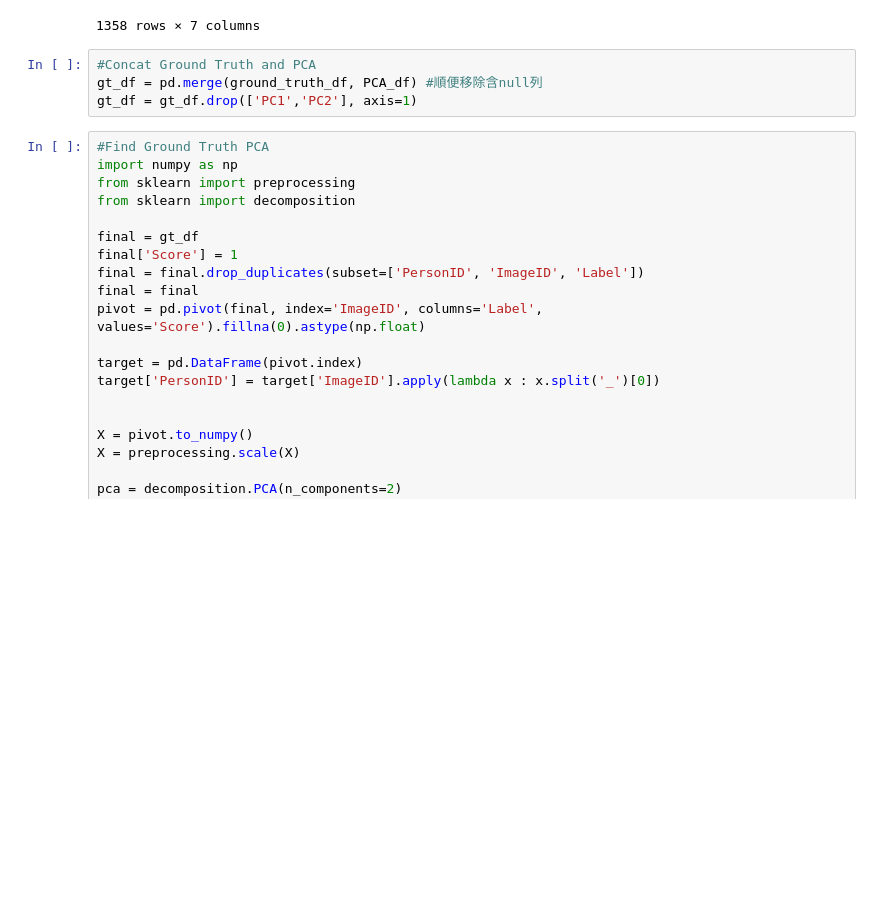
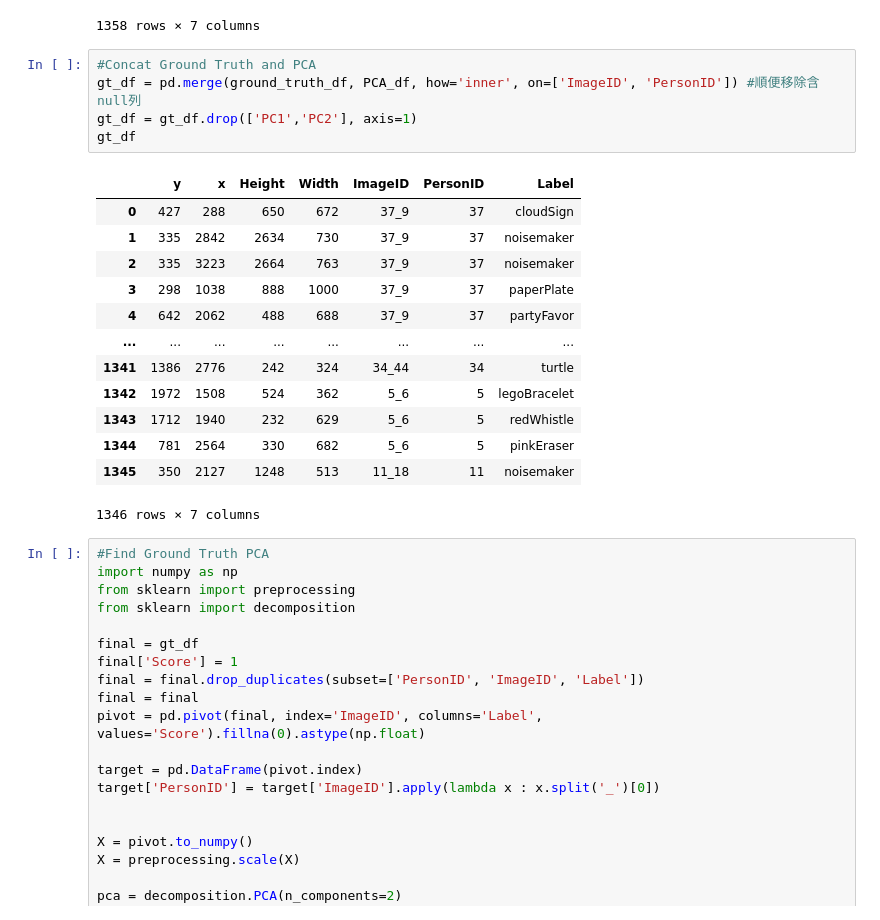
Before and after one commit to Rubeshih/VAST2020_MC2, a Jupyter notebook: MC2.ipynb, the cells around one changed output. Cells and saved outputs as stored; diff of their text form; blank space fills up the shorter version.

```diff
--- a/MC2.ipynb
+++ b/MC2.ipynb
@@ -205,8 +200,23 @@ ground_truth_df
 1358 rows × 7 columns
 # %%
 #Concat Ground Truth and PCA
-gt_df = pd.merge(ground_truth_df, PCA_df) #順便移除含null列
+gt_df = pd.merge(ground_truth_df, PCA_df, how='inner', on=['ImageID', 'PersonID']) #順便移除含null列
 gt_df = gt_df.drop(['PC1','PC2'], axis=1)
+gt_df
+# %% [output]
+|  | y | x | Height | Width | ImageID | PersonID | Label |
+| 0 | 427 | 288 | 650 | 672 | 37_9 | 37 | cloudSign |
+| 1 | 335 | 2842 | 2634 | 730 | 37_9 | 37 | noisemaker |
+| 2 | 335 | 3223 | 2664 | 763 | 37_9 | 37 | noisemaker |
+| 3 | 298 | 1038 | 888 | 1000 | 37_9 | 37 | paperPlate |
+| 4 | 642 | 2062 | 488 | 688 | 37_9 | 37 | partyFavor |
+| ... | ... | ... | ... | ... | ... | ... | ... |
+| 1341 | 1386 | 2776 | 242 | 324 | 34_44 | 34 | turtle |
+| 1342 | 1972 | 1508 | 524 | 362 | 5_6 | 5 | legoBracelet |
+| 1343 | 1712 | 1940 | 232 | 629 | 5_6 | 5 | redWhistle |
+| 1344 | 781 | 2564 | 330 | 682 | 5_6 | 5 | pinkEraser |
+| 1345 | 350 | 2127 | 1248 | 513 | 11_18 | 11 | noisemaker |
+1346 rows × 7 columns
 # %%
 #Find Ground Truth PCA
 import numpy as np
```
Also changed, not shown: parts of 7 cells of this notebook, 2 other files.
